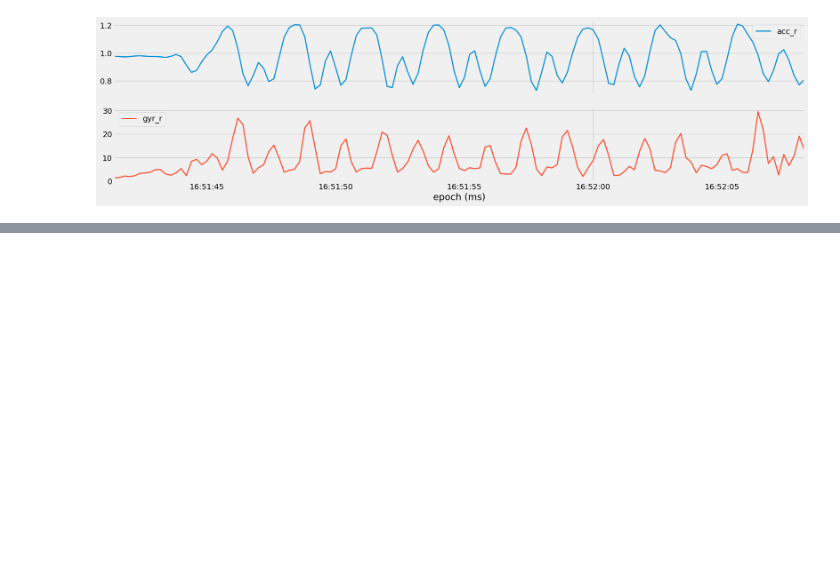
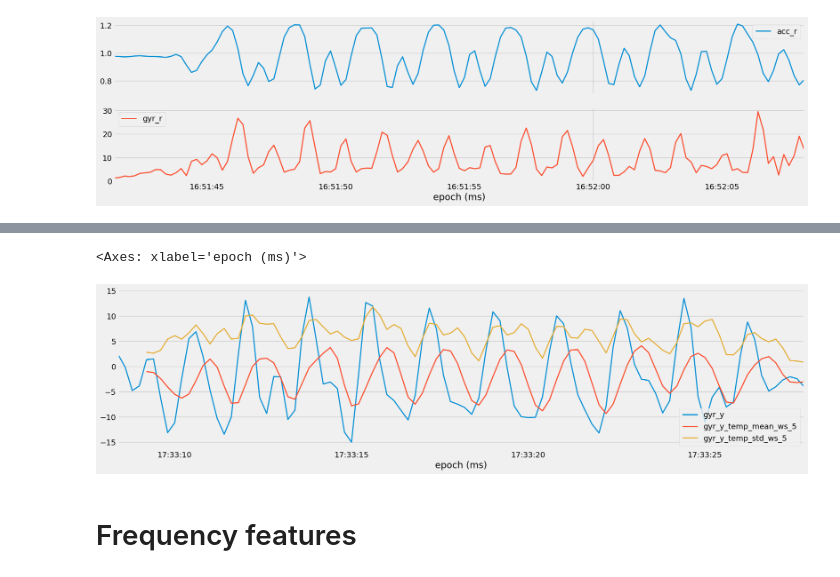
Before and after one commit to surajjorwar/FitnessTracker, a Jupyter notebook: Low_pass_Filter_&_Principal_Component_Analysis.ipynb, the cells around one changed output, grey strips where cells are left out. Drawn from its saved outputs; the diff is of its cells as text; code cells hidden in the pictures; blank space fills up the shorter version.

```diff
--- a/Low_pass_Filter_&_Principal_Component_Analysis.ipynb
+++ b/Low_pass_Filter_&_Principal_Component_Analysis.ipynb
@@ -166,0 +243,7 @@ array([<Axes: xlabel='epoch (ms)'>, <Axes: xlabel='epoch (ms)'>],
+# %%
+subset[['gyr_y','gyr_y_temp_mean_ws_5','gyr_y_temp_std_ws_5']].plot()
+# %% [output]
+<Axes: xlabel='epoch (ms)'>
+[figure, added]
+# %% [markdown]
+# Frequency features
```
Also changed, not shown: parts of 21 cells of this notebook.
